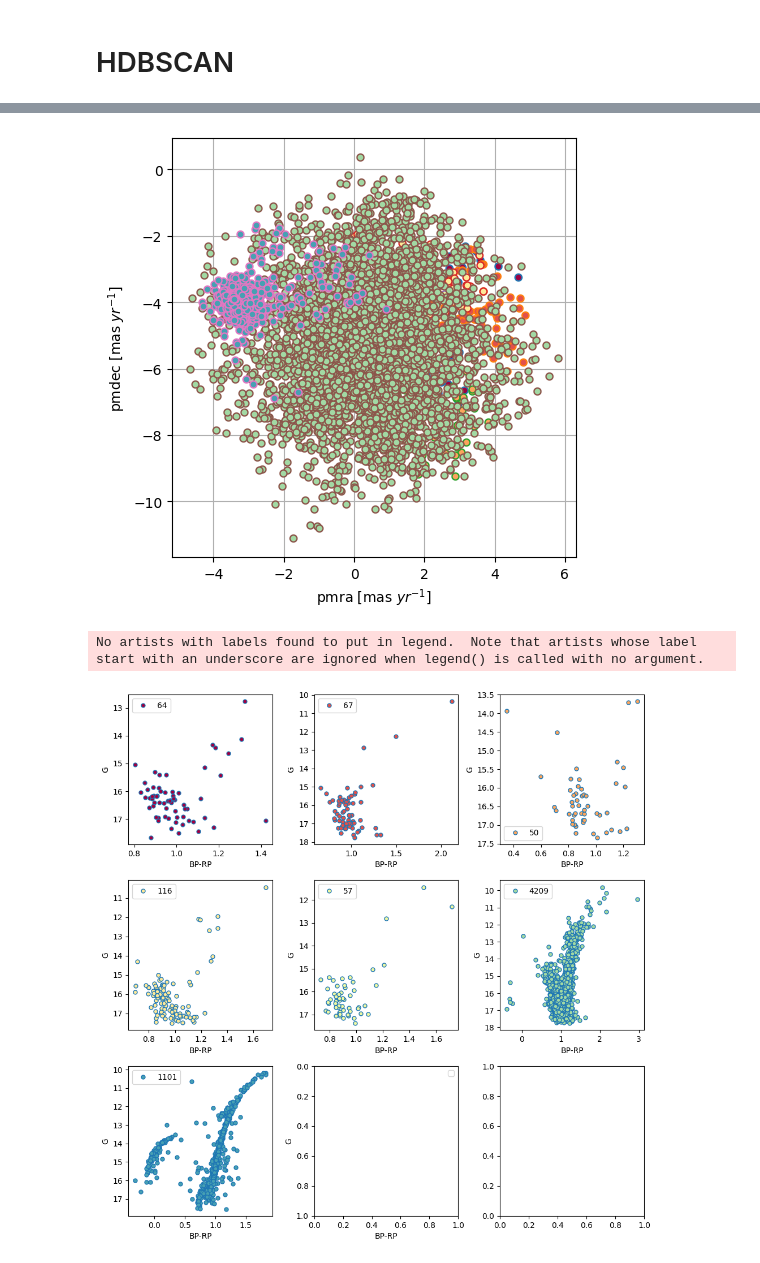
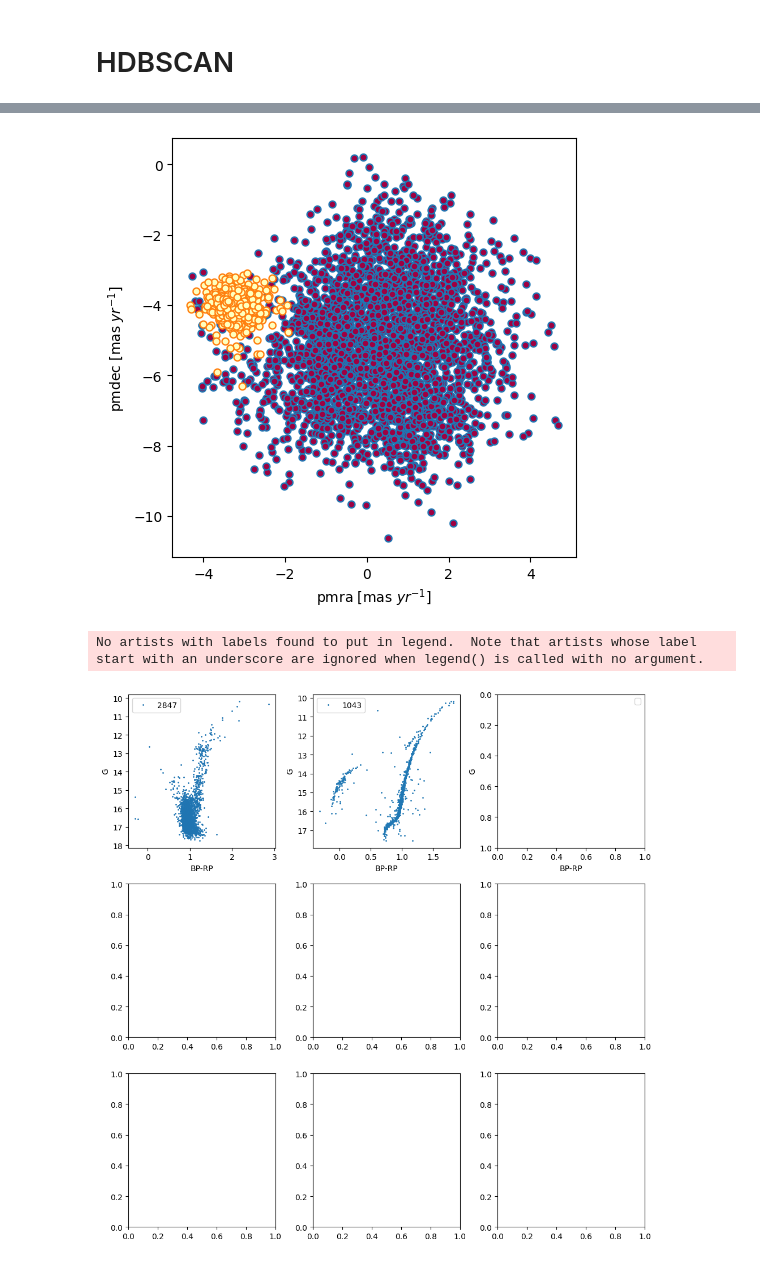
Before and after one commit to stevenalfonso/ADeLA-2025, a Jupyter notebook: sesion2/clustering.ipynb, the cells around one changed output, grey strips where cells are left out. Saved outputs shown, nothing was run; the diff lists cells and outputs as text; code cells hidden in the pictures.

Commit message:
clustering

```diff
--- a/sesion2/clustering.ipynb
+++ b/sesion2/clustering.ipynb
@@ -82,7 +82,8 @@ plt.show()
 # %% [output]
 [figure]
 # %%
-db = DBSCAN(eps=eps_knee, min_samples=10).fit(data) # n_jobs = 4
+#db = DBSCAN(eps=eps_knee, min_samples=10).fit(data) # n_jobs = 4
+db = DBSCAN(eps=0.2, min_samples=10).fit(data) # n_jobs = 4
 # %%
 labels = db.labels_
 df['label_db'] = labels
@@ -110,14 +125,15 @@ plt.show()
 # %%
-fig, axes = plt.subplots(1, 3, figsize=(12,4))
+fig, axes = plt.subplots(3, 6, figsize=(12,6))
 
 for i, j, ax in zip(list(unique_labels), colors, axes.flat):
     if i != -1:
         condition = (df['label_db'] == i)
         ax.plot(df['phot_bp_mean_mag'][condition] - df['phot_rp_mean_mag'][condition], df['phot_g_mean_mag'][condition],
-         markerfacecolor = tuple(j),marker = 'o', linestyle='None',markersize = 5, alpha = 1)
+         markerfacecolor = tuple(j),marker = 'o', linestyle='None', markersize=1, label=f'label={i}')
     ax.set_xlabel("BP-RP")
     ax.set_ylabel("G")
     ax.invert_yaxis()
+    ax.legend(fontsize=6)
 
 fig.tight_layout()
 plt.show()
@@ -127,7 +143,7 @@ plt.show()
 # HDBSCAN
 # %%
 #hd = HDBSCAN(min_cluster_size=20, min_samples=5, metric='mahalanobis', metric_params={'V': np.cov(data, rowvar=False)}).fit(data)
-hd = HDBSCAN(min_cluster_size=50, min_samples=5, metric='euclidean').fit(data)
+hd = HDBSCAN(min_cluster_size=100, min_samples=10, metric='euclidean').fit(data)
 # %%
 labels = hd.labels_
 df['label_hb'] = labels
@@ -155,25 +166,24 @@ for i, j in zip(list(unique_labels), colors):
 plt.xlabel("pmra [mas $yr^{-1}$]")
 plt.ylabel("pmdec [mas $yr^{-1}$]")
 plt.tight_layout()
-plt.grid()
 plt.show()
 # %% [output]
-[figure, old version]
+[figure, new version]
 # %%
 fig, axes = plt.subplots(3, 3, figsize=(10,10))
 
 for i, j, ax in zip(list(unique_labels), colors, axes.flat):
     if i != -1:
         condition = (df['label_hb'] == i)
         ax.plot(df['phot_bp_mean_mag'][condition] - df['phot_rp_mean_mag'][condition], df['phot_g_mean_mag'][condition],
-         markerfacecolor = tuple(j), marker='o', linestyle='None', markersize=5, label=f'{len(df[condition])}')
+         markerfacecolor = tuple(j), marker='o', linestyle='None', markersize=1, label=f'{len(df[condition])}')
     ax.set_xlabel("BP-RP")
     ax.set_ylabel("G")
     ax.invert_yaxis()
     ax.legend()
 
 fig.tight_layout()
 plt.show()
 # %% [output]
 No artists with labels found to put in legend.  Note that artists whose label start with an underscore are ignored when legend() is called with no argument.
-[figure, old version]
+[figure, new version]
```
Also changed, not shown: parts of 4 cells of this notebook.
